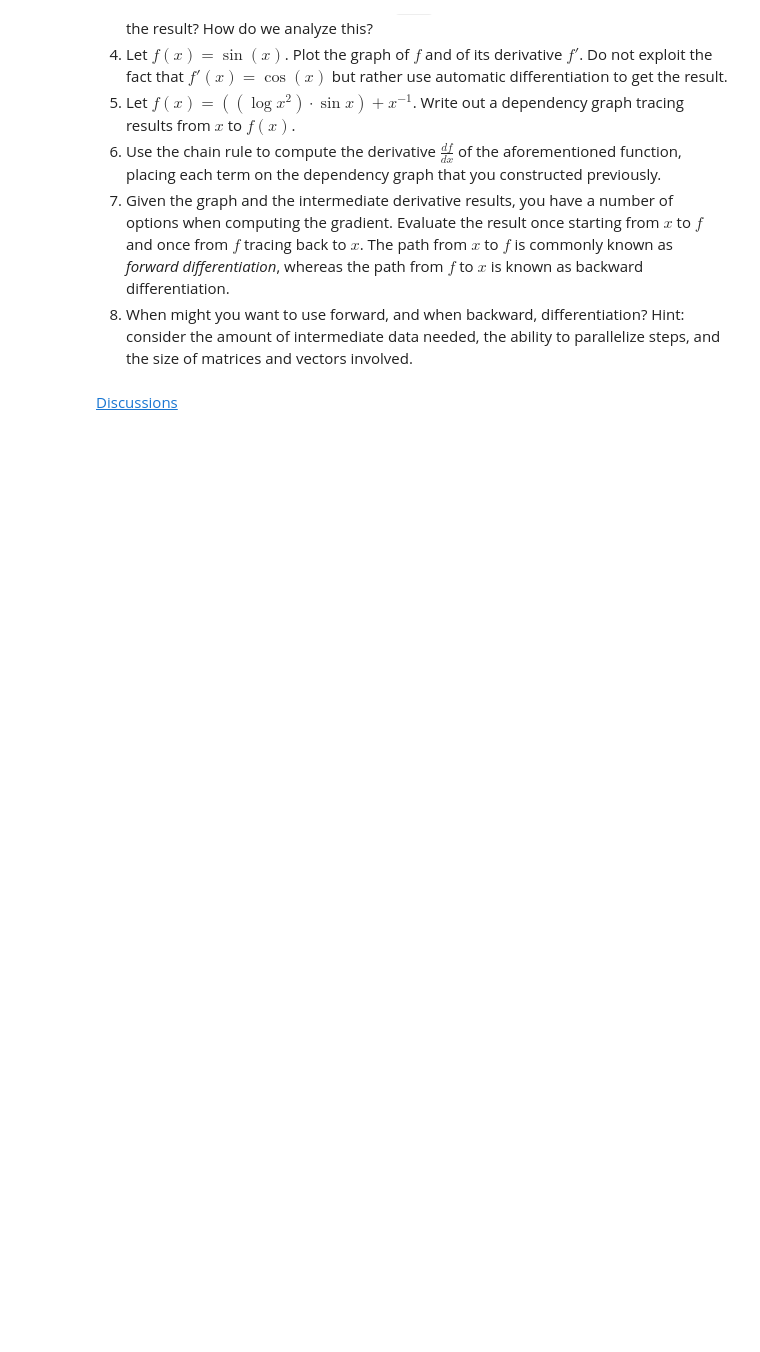
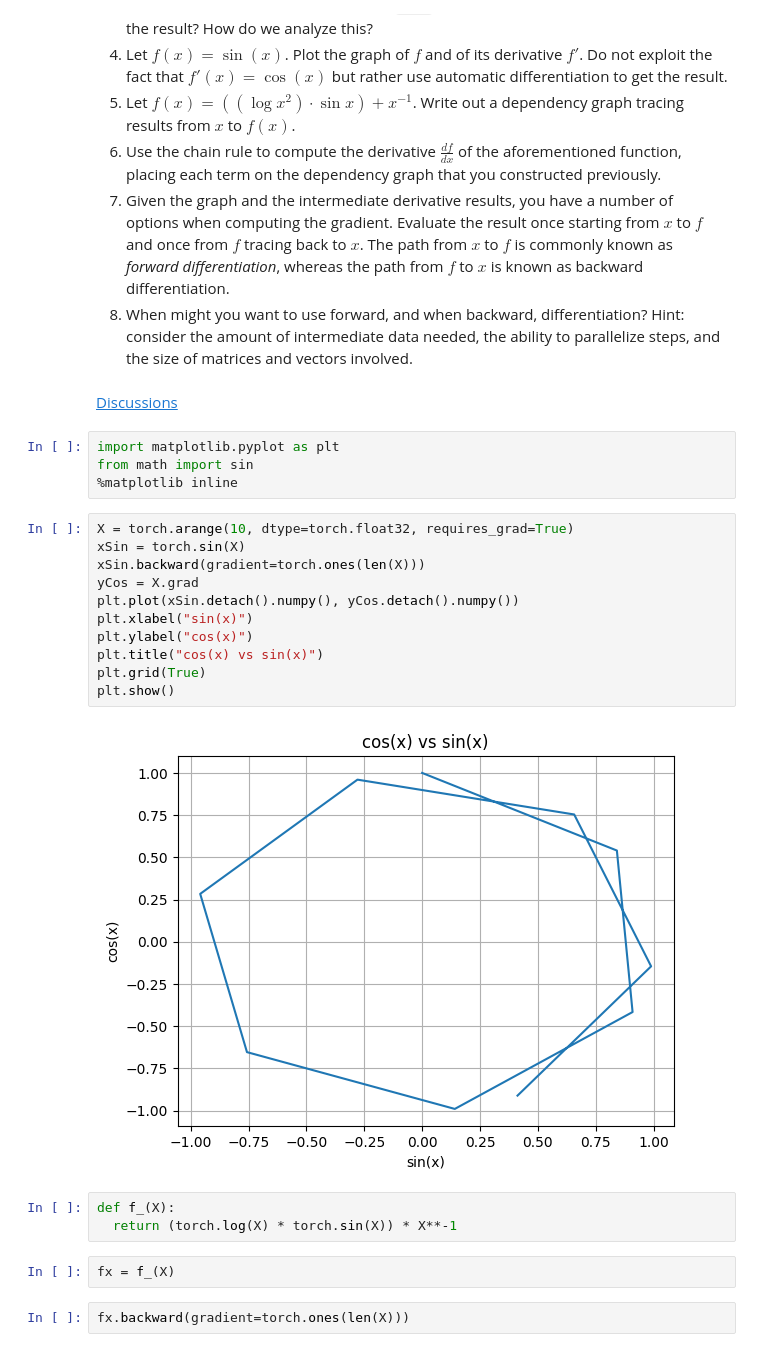
Before and after one commit to ansh0x/d2l.ai, a Jupyter notebook: chapter_preliminaries/autograd.ipynb, the cells around one changed output. Saved outputs shown, nothing was run; the diff lists cells and outputs as text; blank space fills up the shorter version.

```diff
--- a/chapter_preliminaries/autograd.ipynb
+++ b/chapter_preliminaries/autograd.ipynb
@@ -316,3 +316,27 @@ For now, try to remember these basics: (i) attach gradients to those variables w
 1. When might you want to use forward, and when backward, differentiation? Hint: consider the amount of intermediate data needed, the ability to parallelize steps, and the size of matrices and vectors involved.
 # %% [markdown]
 [Discussions](https://discuss.d2l.ai/t/35)
+# %%
+import matplotlib.pyplot as plt
+from math import sin
+%matplotlib inline
+# %%
+X = torch.arange(10, dtype=torch.float32, requires_grad=True)
+xSin = torch.sin(X)
+xSin.backward(gradient=torch.ones(len(X)))
+yCos = X.grad
+plt.plot(xSin.detach().numpy(), yCos.detach().numpy())
+plt.xlabel("sin(x)")
+plt.ylabel("cos(x)")
+plt.title("cos(x) vs sin(x)")
+plt.grid(True)
+plt.show()
+# %% [output]
+[figure, added]
+# %%
+def f_(X):
+  return (torch.log(X) * torch.sin(X)) * X**-1
+# %%
+fx = f_(X)
+# %%
+fx.backward(gradient=torch.ones(len(X)))
```
Also changed, not shown: parts of 1 cell of this notebook.
